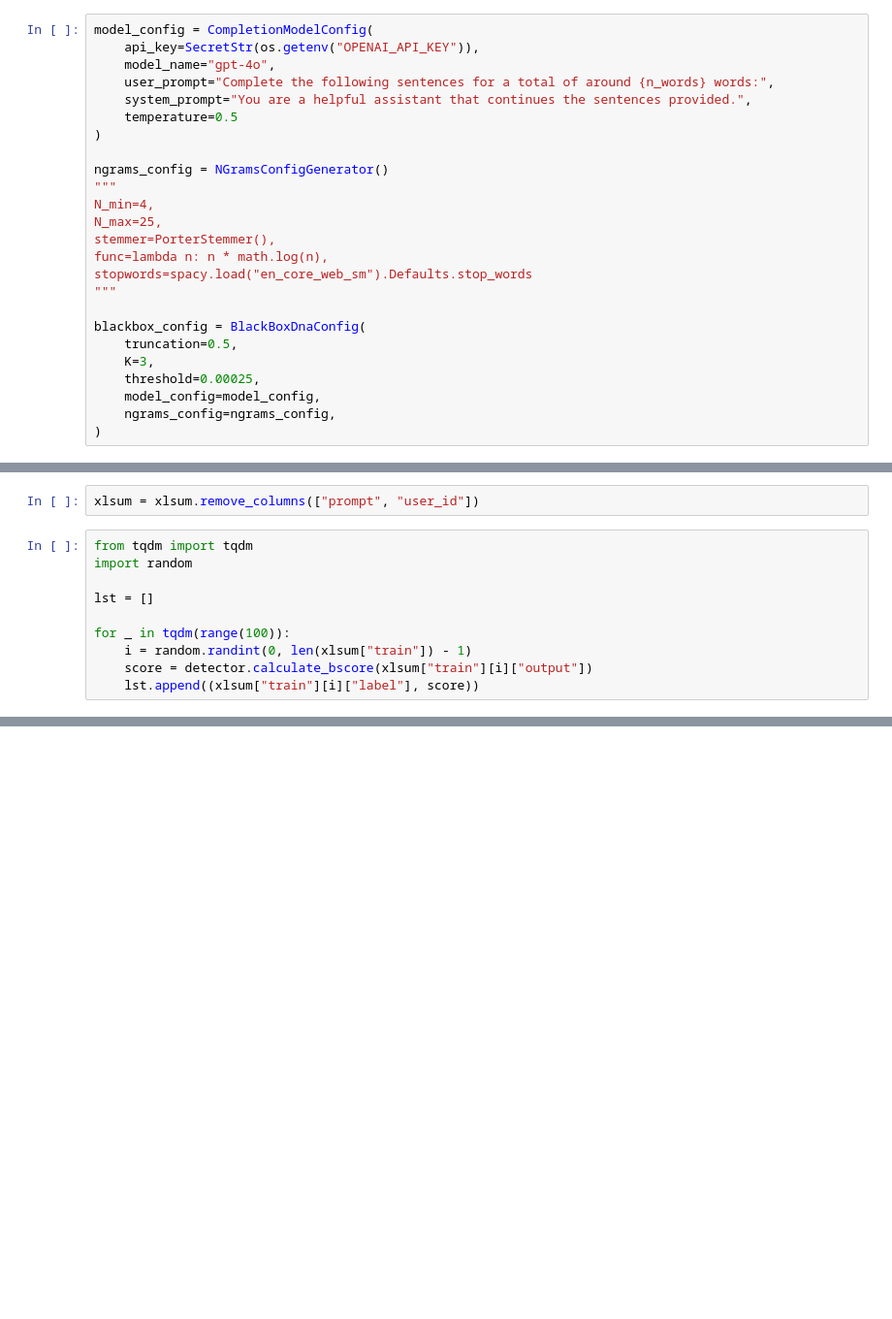
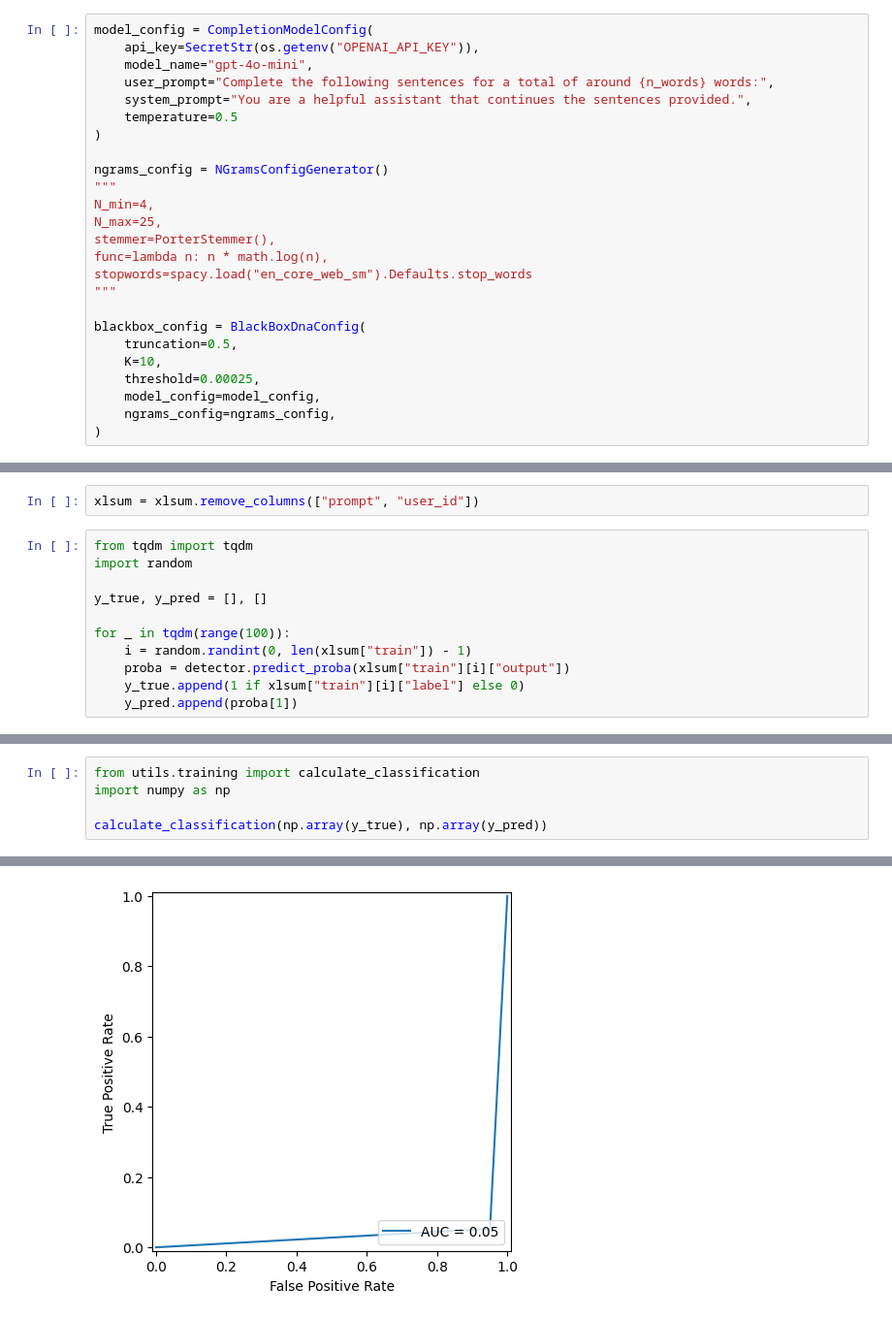
Before and after one commit to anakib1/MangoTruth, a Jupyter notebook: detectors/scripts/test_dna.ipynb, the cells around one changed output, grey strips where cells are left out. Shown at 97% size. Cells and saved outputs as stored; diff of their text form; blank space fills up the shorter version.

```diff
--- a/detectors/scripts/test_dna.ipynb
+++ b/detectors/scripts/test_dna.ipynb
@@ -12,7 +12,7 @@ True
 # %%
 model_config = CompletionModelConfig(
     api_key=SecretStr(os.getenv("OPENAI_API_KEY")),
-    model_name="gpt-4o",
+    model_name="gpt-4o-mini",
     user_prompt="Complete the following sentences for a total of around {n_words} words:",
     system_prompt="You are a helpful assistant that continues the sentences provided.",
     temperature=0.5
@@ -29,7 +29,7 @@ stopwords=spacy.load("en_core_web_sm").Defaults.stop_words
 
 blackbox_config = BlackBoxDnaConfig(
     truncation=0.5,
-    K=3,
+    K=10,
     threshold=0.00025,
     model_config=model_config,
     ngrams_config=ngrams_config,
@@ -46,9 +46,10 @@ xlsum = xlsum.remove_columns(["prompt", "user_id"])
 from tqdm import tqdm
 import random
 
-lst = []
+y_true, y_pred = [], []
 
 for _ in tqdm(range(100)):
     i = random.randint(0, len(xlsum["train"]) - 1)
-    score = detector.calculate_bscore(xlsum["train"][i]["output"])
-    lst.append((xlsum["train"][i]["label"], score))
+    proba = detector.predict_proba(xlsum["train"][i]["output"])
+    y_true.append(1 if xlsum["train"][i]["label"] else 0)
+    y_pred.append(proba[1])
@@ -56,0 +56,6 @@ ZeroDivisionError: float division by zero
+# %%
+from utils.training import calculate_classification
+import numpy as np
+
+calculate_classification(np.array(y_true), np.array(y_pred))
+# %% [output]
@@ -56,0 +63 @@ ZeroDivisionError: float division by zero
+[figure, added]
```
Also changed, not shown: parts of 2 cells of this notebook.
